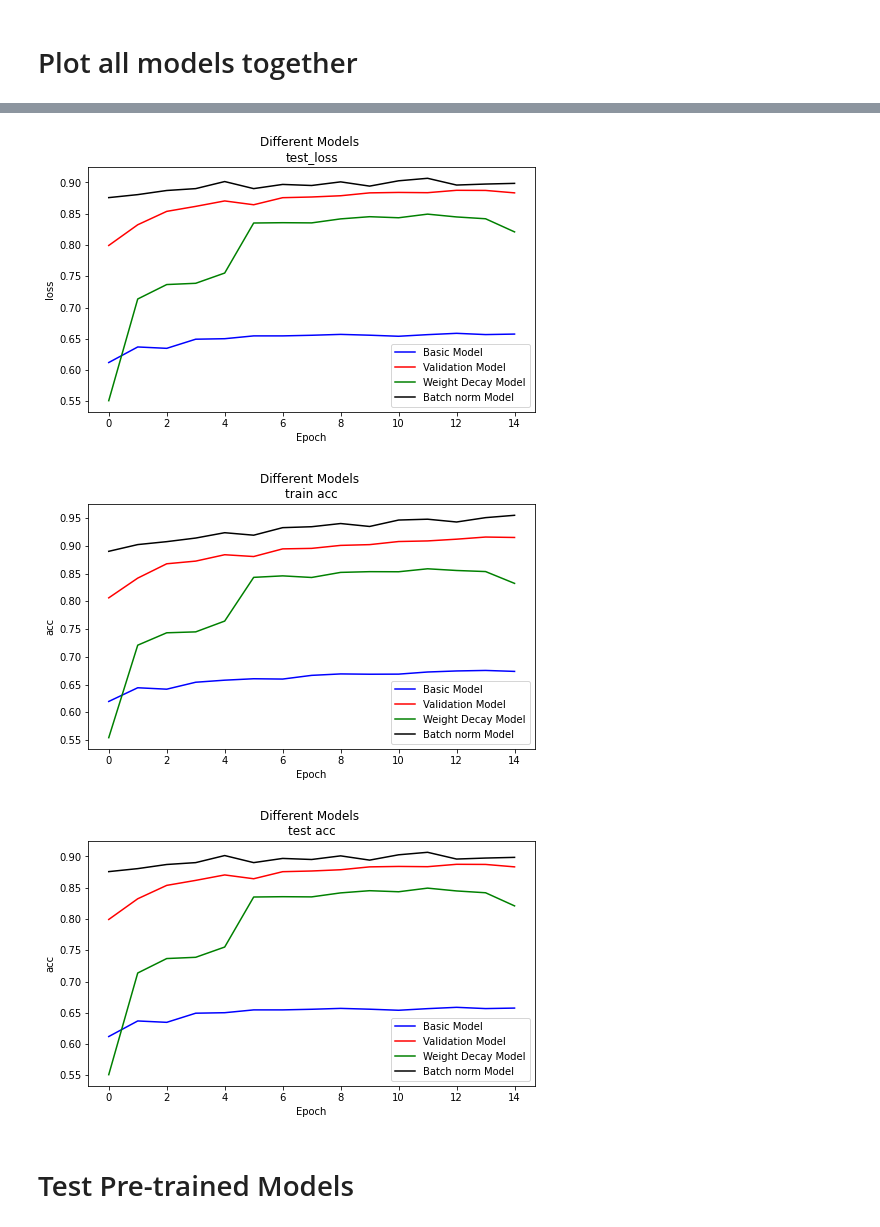
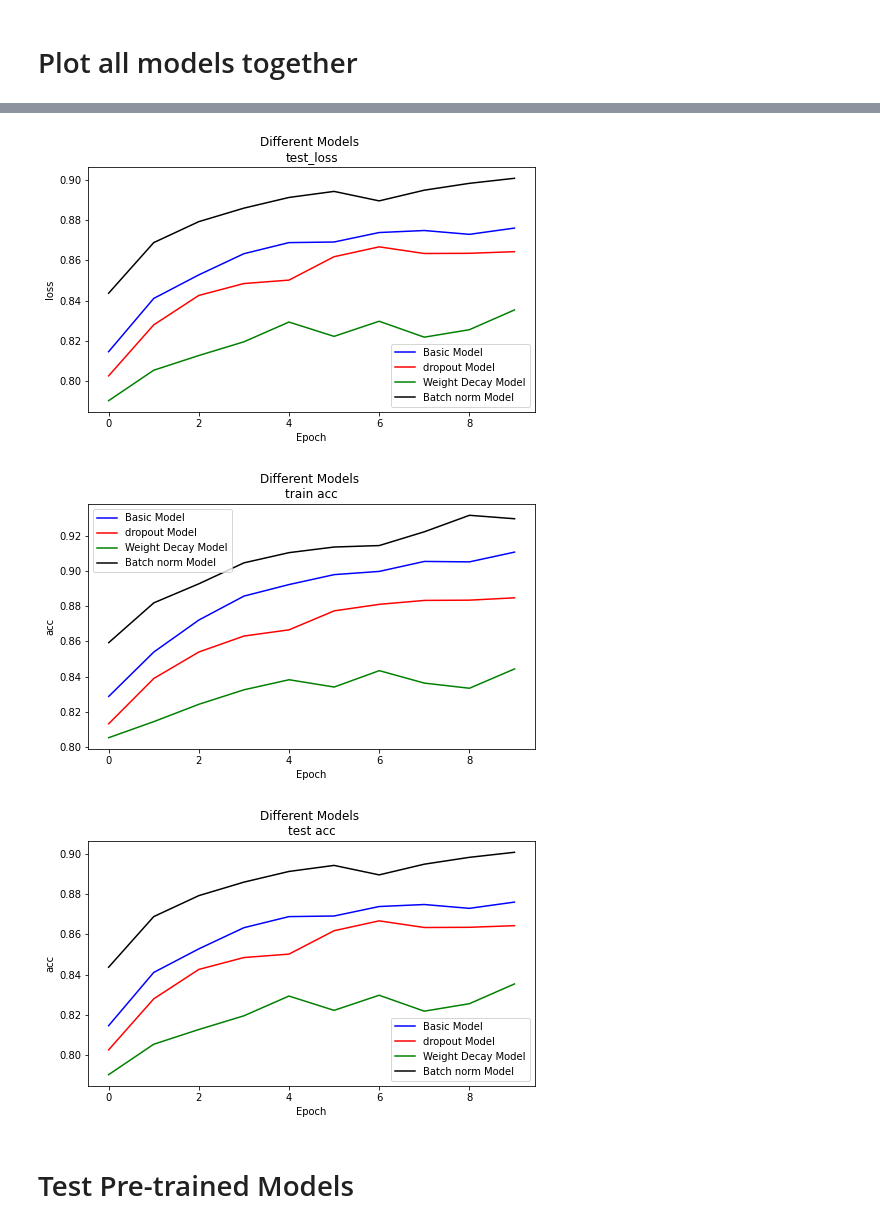
Before and after one commit to YairYarden/Deep-Learning, a Jupyter notebook: Ex1.ipynb, the cells around one changed output, grey strips where cells are left out. Drawn from its saved outputs; the diff is of its cells as text; code cells hidden in the pictures.

Commit message:
Update network according to blog boscoj2008. Update batch size to 100

```diff
--- a/Ex1.ipynb
+++ b/Ex1.ipynb
@@ -47,7 +47,7 @@ ssl._create_default_https_context = ssl._create_unverified_context
 # number of subprocesses to use for data loading
 num_workers = 0
 # how many samples per batch to load
-batch_size = 30
+batch_size = 100
 # percentage of training set to use as validation
 valid_size = 0.2
 
@@ -55,6 +55,7 @@ valid_size = 0.2
 transform = transforms.Compose([
     transforms.Resize((32, 32)),
     transforms.ToTensor(),
+    transforms.Normalize(mean=0.3814, std=0.3994)
     ])
 
 # choose the training and test datasets
@@ -211,8 +222,8 @@ import torch.optim as optim
 criterion = nn.CrossEntropyLoss()
 
 # specify optimizer
-optimizer = optim.SGD(model.parameters(), lr=0.01)
-# optimizer = torch.optim.Adam(model.parameters(), lr=0.001)
+# optimizer = optim.SGD(model.parameters(), lr=0.01)
+optimizer = torch.optim.Adam(model.parameters(), lr=0.001)
 # %% [markdown]
 # Functions For Training the network
 # %%
@@ -396,7 +407,7 @@ def save_model(model, optimizer, dir_path, train_type=None):
 # %% [markdown]
 Basic Model
 # %%
-num_epochs = 15
+num_epochs = 10
 # basic network
 model = LeNet5(num_classes, use_dropout=False, use_batchnorm=False).to(DEVICE)
 optimizer = torch.optim.Adam(model.parameters(), lr=0.001)
@@ -469,7 +480,7 @@ def plot_all_models(basic_vec, dropout_vec, weight_decay_vec, batch_norm_vec, pl
   fig, ax = plt.subplots(figsize = (8, 4.5))
 
   ax.plot(basic_vec, color='blue', label='Basic Model')
-  ax.plot(dropout_vec, color='red', label='Validation Model')
+  ax.plot(dropout_vec, color='red', label='dropout Model')
   ax.plot(weight_decay_vec, color='green', label='Weight Decay Model')
   ax.plot(batch_norm_vec, color='black', label='Batch norm Model')
 
@@ -497,6 +508,6 @@ plot_all_models(test_acc_basic, test_acc_dropout, test_acc_wd, test_acc_bn, plot
-[figure, old version]
+[figure, new version]
-[figure, old version]
+[figure, new version]
-[figure, old version]
+[figure, new version]
 # %% [markdown]
 # Test Pre-trained Models
 # %%
```
Also changed, not shown: parts of 6 cells of this notebook.
